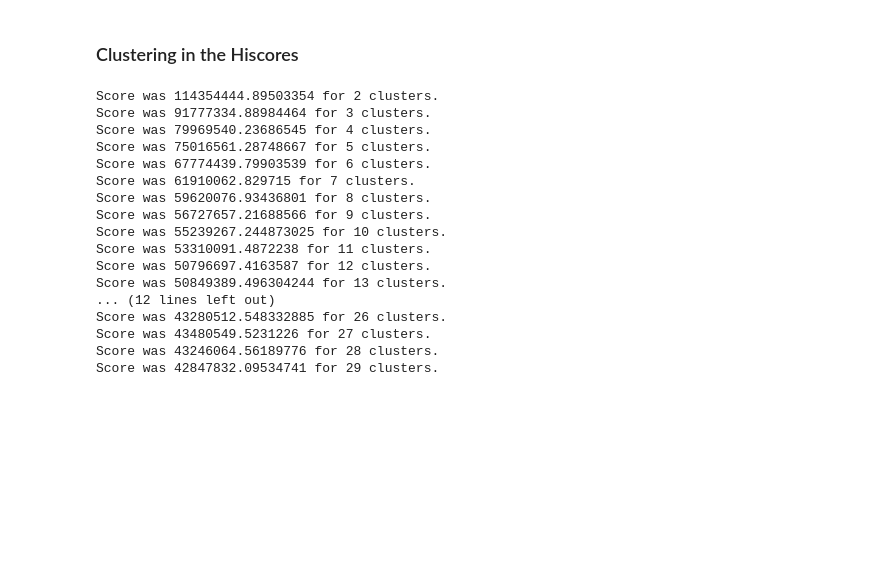
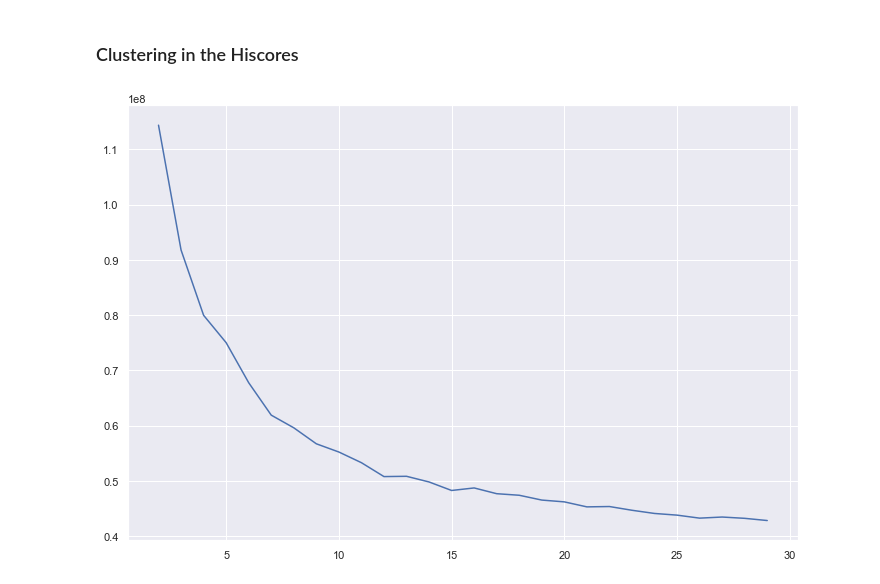
Before and after one commit to trevbrunnen/RunescapeFSW, a Jupyter notebook: FSW Hiscores Analysis - Continuing Players.ipynb, the cells around one changed output. Saved outputs shown, nothing was run; the diff lists cells and outputs as text; code cells hidden in the pictures; blank space fills up the shorter version.

```diff
--- a/FSW Hiscores Analysis - Continuing Players.ipynb
+++ b/FSW Hiscores Analysis - Continuing Players.ipynb
@@ -204,5 +214,5 @@ ratio_ax.set_yscale('log')
 # %%
-for i in [0, .25, .5, .58, 1, 2, 4]:
+for i in [0, .25, .5, .58, 1, 2, 5]:
     temp = still_on_hiscores[still_on_hiscores['ExpRatio'] > i]
     players = temp.shape[0]
     perc = players/current_hiscores.shape[0]*100
@@ -222,27 +232,16 @@ Looking at the ratio of experience that the top 5% of players have earned, I wou
 # %% [markdown]
 ### Clustering in the Hiscores
 # %%
+scores = []
 for i in range(2,30):
     kmeans = KMeans(n_clusters=i, random_state=444,init='k-means++').fit(currentexp)
     score = sum(np.min(cdist(currentexp, kmeans.cluster_centers_,'euclidean'),axis=1))/currentexp.shape[0]
-    print(f'Score was {score} for {i} clusters.')
+    scores.append(score)
+    #print(f'Score was {score} for {i} clusters.')
     # TO-DO: Make this into a plot to figure out the right number of clusters.
     # Then use those clusters and see if there's anything intersting
+score_fig = plt.figure('score',figsize = (12,8),facecolor = 'white')
+score_ax = score_fig.add_subplot(111)
+score_plot = score_ax.plot(range(2,30), scores)
 # %% [output]
-Score was 114354444.89503354 for 2 clusters.
-Score was 91777334.88984464 for 3 clusters.
-Score was 79969540.23686545 for 4 clusters.
-Score was 75016561.28748667 for 5 clusters.
-Score was 67774439.79903539 for 6 clusters.
-Score was 61910062.829715 for 7 clusters.
-Score was 59620076.93436801 for 8 clusters.
-Score was 56727657.21688566 for 9 clusters.
-Score was 55239267.244873025 for 10 clusters.
-Score was 53310091.4872238 for 11 clusters.
-Score was 50796697.4163587 for 12 clusters.
-Score was 50849389.496304244 for 13 clusters.
-... (12 lines left out)
-Score was 43280512.548332885 for 26 clusters.
-Score was 43480549.5231226 for 27 clusters.
-Score was 43246064.56189776 for 28 clusters.
-Score was 42847832.09534741 for 29 clusters.
+[figure, added]
```
Also changed, not shown: parts of 23 cells of this notebook.
